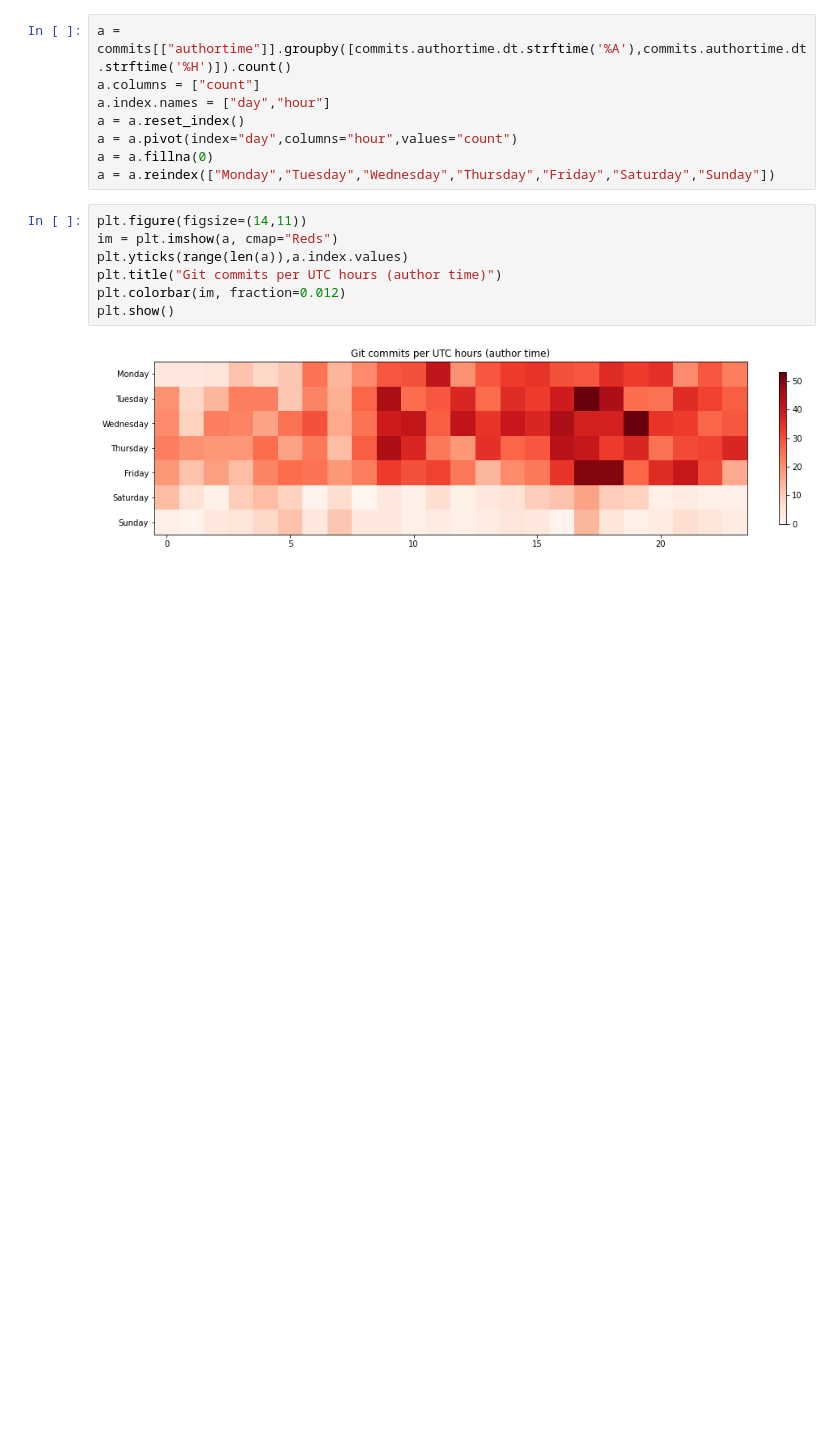
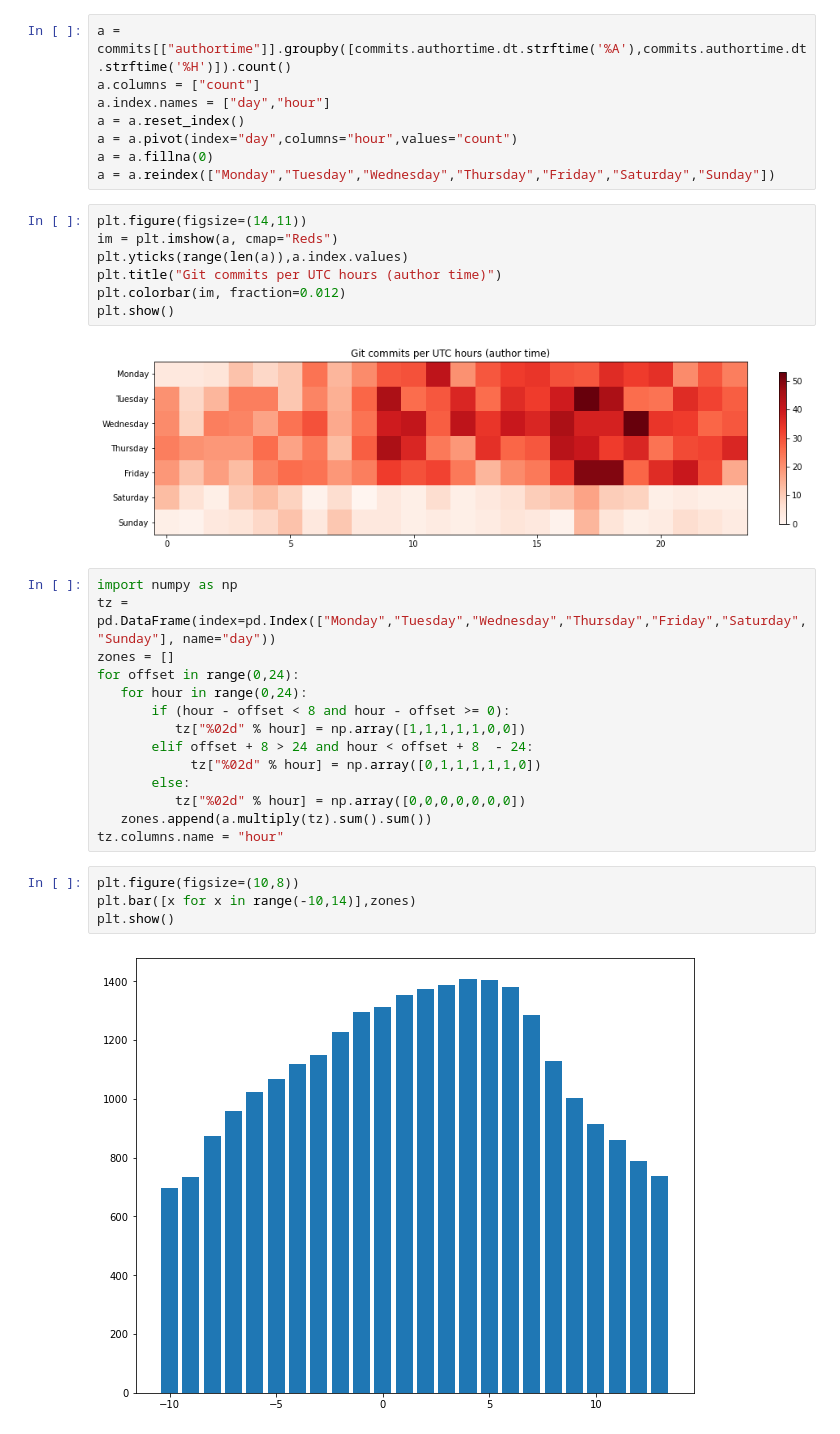
Before and after one commit to elek/ozone-stat, a Jupyter notebook: git-commits.ipynb, the cells around one changed output. Cells and saved outputs as stored; diff of their text form; blank space fills up the shorter version.

```diff
--- a/git-commits.ipynb
+++ b/git-commits.ipynb
@@ -40,3 +40,23 @@ plt.colorbar(im, fraction=0.012)
 plt.show()
 # %% [output]
 [figure]
+# %%
+import numpy as np
+tz = pd.DataFrame(index=pd.Index(["Monday","Tuesday","Wednesday","Thursday","Friday","Saturday","Sunday"], name="day"))
+zones = []
+for offset in range(0,24):
+   for hour in range(0,24):
+       if (hour - offset < 8 and hour - offset >= 0):
+          tz["%02d" % hour] = np.array([1,1,1,1,1,0,0])
+       elif offset + 8 > 24 and hour < offset + 8  - 24:
+            tz["%02d" % hour] = np.array([0,1,1,1,1,1,0])
+       else:
+          tz["%02d" % hour] = np.array([0,0,0,0,0,0,0])
+   zones.append(a.multiply(tz).sum().sum())
+tz.columns.name = "hour"
+# %%
+plt.figure(figsize=(10,8))
+plt.bar([x for x in range(-10,14)],zones)
+plt.show()
+# %% [output]
+[figure, added]
```
Also changed, not shown: 4 other files.
